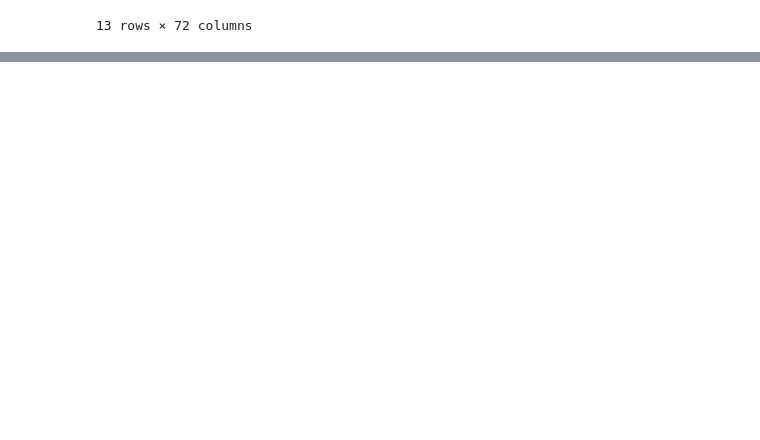
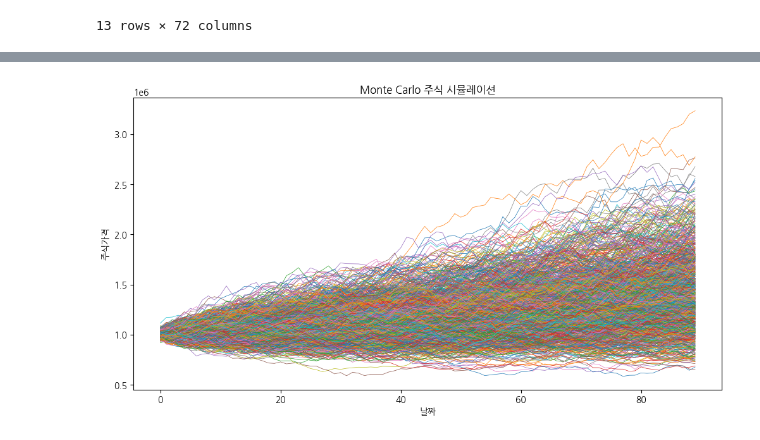
Before and after one commit to DanDanHeeWorld/to_upward, a Jupyter notebook: 몬테카를로_시뮬레이션_이단희.ipynb, the cells around one changed output, grey strips where cells are left out. Cells and saved outputs as stored; diff of their text form; code cells hidden in the pictures; blank space fills up the shorter version.

```diff
--- a/몬테카를로_시뮬레이션_이단희.ipynb
+++ b/몬테카를로_시뮬레이션_이단희.ipynb
@@ -383,7 +171,0 @@ tmp2 = df.groupby('Risk')[['Returns']].max().reset_index()
-# %%
-best_ret = tmp2.loc[0,'Returns']
-for i in range(tmp2.shape[0]):
-  if tmp2.loc[i,'Returns']<best_ret:
-    tmp2.drop(index=i,inplace=True)
-  else:
-    best_ret = tmp2.loc[i,'Returns']
@@ -544,0 +210,4 @@ else:
+# %%
+balance = 1000000
+stock_money = max_shape[max_shape.columns[3:]]*balance
+stock_money
@@ -544,0 +217,5 @@ else:
+# %%
+balance_df = pd.DataFrame(np.zeros((90,1000)))
+for i in range(len(stocks)):
+    balance_df +=monte_carlo_simulation(tmp[stocks[i]],stock_money[stocks[i]].iloc[0])
+balance_df
@@ -544,0 +236,11 @@ else:
+# %%
+plt.figure(figsize=(12, 6))
+for i in range(1000):
+    plt.plot(balance_df.index, balance_df.iloc[:, i], lw=0.5)
+
+plt.title('Monte Carlo 주식 시뮬레이션')
+plt.xlabel('날짜')
+plt.ylabel('주식가격')
+plt.show()
+# %% [output]
+[figure, added]
```
Also changed, not shown: parts of 49 cells of this notebook, 1 other file.
